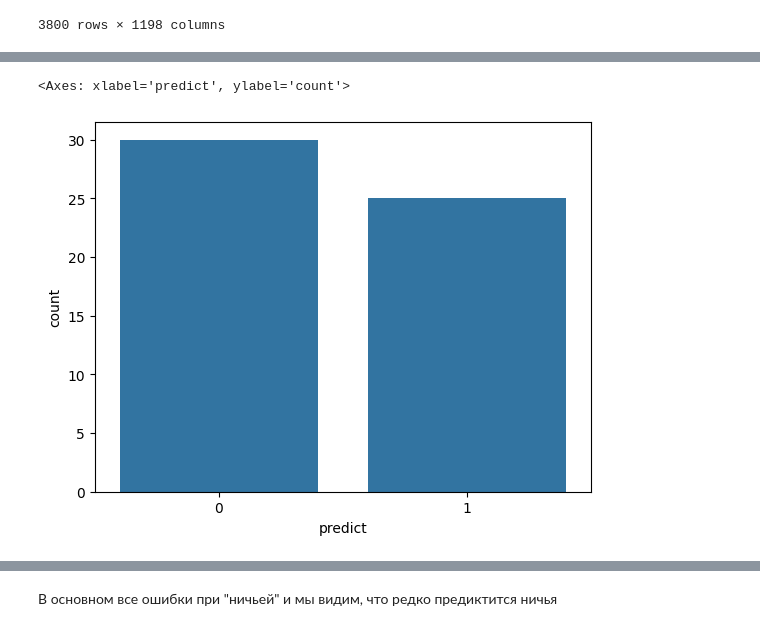
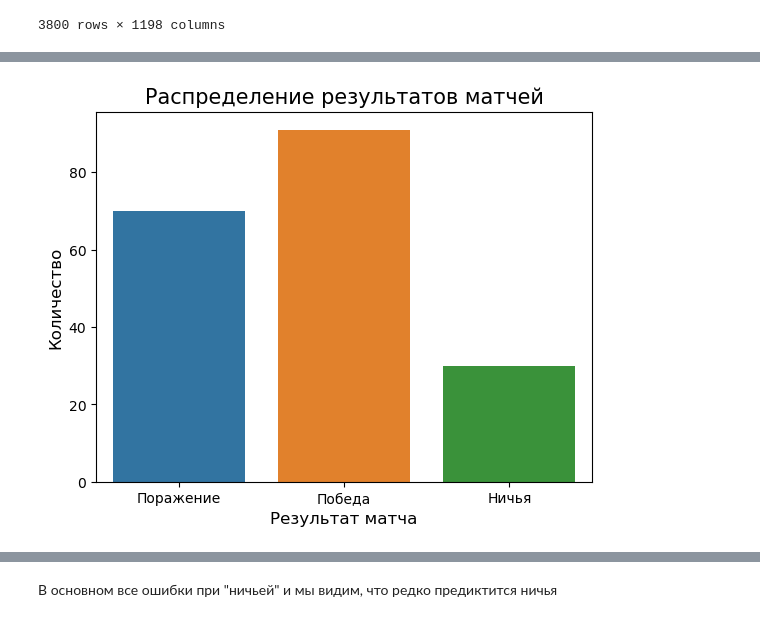
Before and after one commit to hse-mlds-2023-epl-prediction/annual-project, a Jupyter notebook: ML/official/models/src/model_update.ipynb, the cells around one changed output, grey strips where cells are left out. Drawn from its saved outputs; the diff is of its cells as text; code cells hidden in the pictures.

```diff
--- a/ML/official/models/src/model_update.ipynb
+++ b/ML/official/models/src/model_update.ipynb
@@ -246,5 +238,9 @@ sns.countplot(data=err, x='test')
-# %%
-sns.countplot(data=err, x='predict')
-# %% [output]
-<Axes: xlabel='predict', ylabel='count'>
-[figure, removed]
+# %%
+ax = sns.countplot(data=result, x='test')
+ax.set_xlabel('Результат матча', fontsize=12)
+ax.set_ylabel('Количество', fontsize=12)
+ax.set_xticklabels(['Поражение', 'Победа', 'Ничья'], fontsize=10)
+ax.set_title('Распределение результатов матчей', fontsize=15)
+plt.show()
+# %% [output]
+[figure, added]
```
Also changed, not shown: parts of 27 cells of this notebook, 9 other files.
